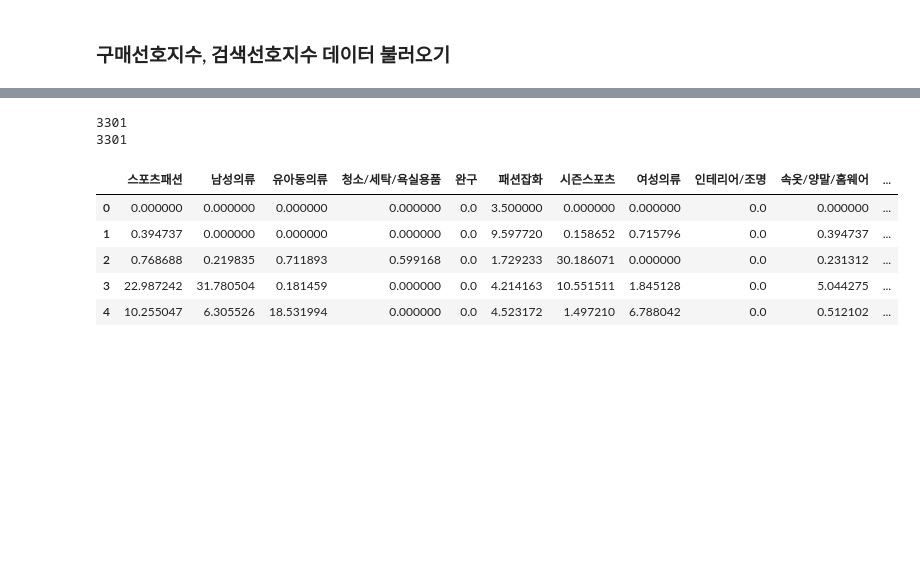
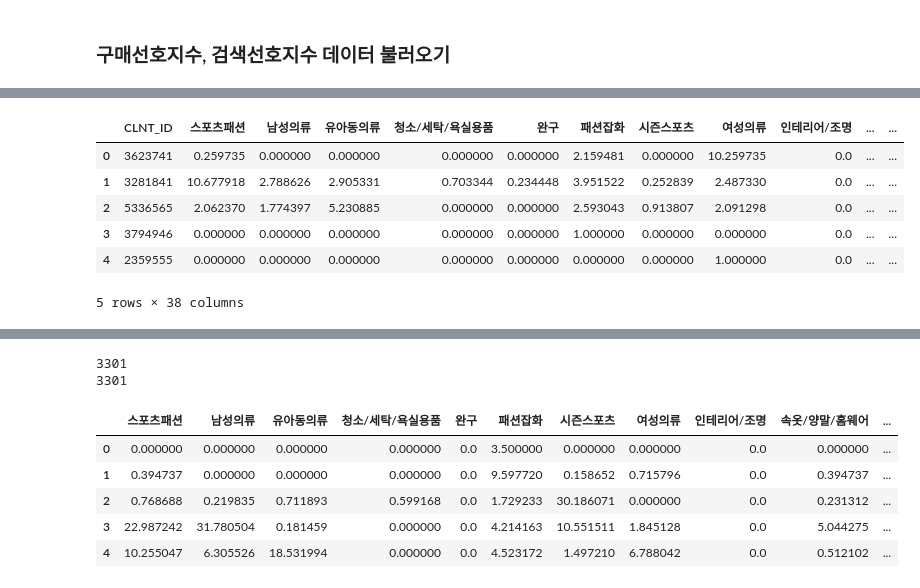
Before and after one commit to hyeon95y/Trend_Predicting, a Jupyter notebook: Ensemble.ipynb, the cells around one changed output, grey strips where cells are left out. Cells and saved outputs as stored; diff of their text form; code cells hidden in the pictures; blank space fills up the shorter version.

```diff
--- a/Ensemble.ipynb
+++ b/Ensemble.ipynb
@@ -27,0 +28,10 @@ print(ops.shape)
+# %%
+opc.head()
+# %% [output]
+|  | CLNT_ID | 스포츠패션 | 남성의류 | 유아동의류 | 청소/세탁/욕실용품 | 완구 | 패션잡화 | 시즌스포츠 | 여성의류 | 인테리어/조명 | ... | ... |
+| 0 | 3623741 | 0.259735 | 0.000000 | 0.000000 | 0.000000 | 0.000000 | 2.159481 | 0.000000 | 10.259735 | 0.0 | ... | ... |
+| 1 | 3281841 | 10.677918 | 2.788626 | 2.905331 | 0.703344 | 0.234448 | 3.951522 | 0.252839 | 2.487330 | 0.0 | ... | ... |
+| 2 | 5336565 | 2.062370 | 1.774397 | 5.230885 | 0.000000 | 0.000000 | 2.593043 | 0.913807 | 2.091298 | 0.0 | ... | ... |
+| 3 | 3794946 | 0.000000 | 0.000000 | 0.000000 | 0.000000 | 0.000000 | 1.000000 | 0.000000 | 0.000000 | 0.0 | ... | ... |
+| 4 | 2359555 | 0.000000 | 0.000000 | 0.000000 | 0.000000 | 0.000000 | 0.000000 | 0.000000 | 1.000000 | 0.0 | ... | ... |
+5 rows × 38 columns
```
Also changed, not shown: parts of 6 cells of this notebook.
